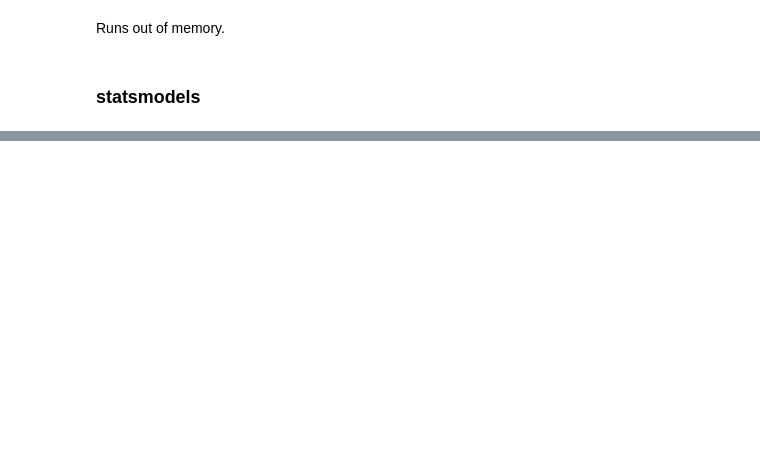
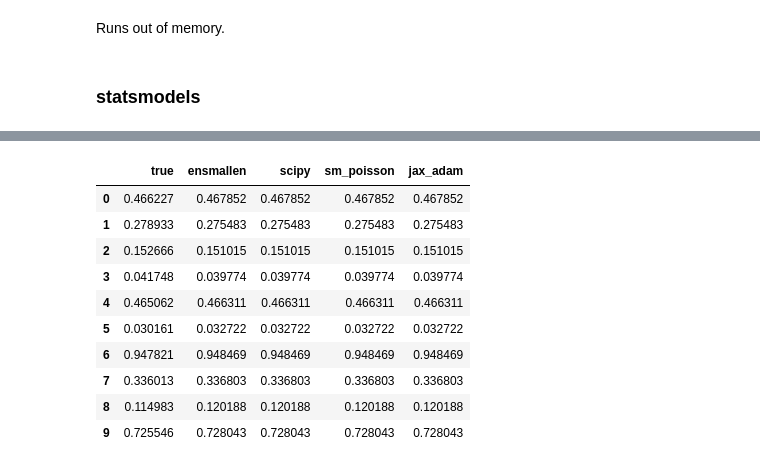
Before and after one commit to apoorvalal/pyensmallen, a Jupyter notebook: notebooks/example.ipynb, the cells around one changed output, grey strips where cells are left out. Drawn from its saved outputs; the diff is of its cells as text; code cells hidden in the pictures; blank space fills up the shorter version.

```diff
--- a/notebooks/example.ipynb
+++ b/notebooks/example.ipynb
@@ -333,6 +400,6 @@ Runs out of memory.
 ### statsmodels
 # %%
 %%time
-sm.Poisson(y_poisson, X_poisson).fit().params
+sm_poisson_res = sm.Poisson(y_poisson, X_poisson).fit().params
 # %% [output]
 Optimization terminated successfully.
@@ -346,0 +413,25 @@ Way off.
+# %%
+%%time
+X_jnp, y_jnp = jnp.array(X_poisson), jnp.array(y_poisson)
+
+def poisson_likelihood(beta):
+    z = jnp.dot(X_jnp, beta)
+    lambda_ = jnp.exp(z)
+    loss = jnp.sum(lambda_ - y_jnp * z)
+    return loss
+
+
+solver = optax.adam(1e-2)
+adam_params = jnp.array(poisson_start)
+opt_state = solver.init(adam_params)
+
+@jax.jit
+def update_step(params, opt_state):
+    loss, grads = jax.value_and_grad(poisson_likelihood)(params)
+    updates, opt_state = solver.update(grads, opt_state)
+    params = optax.apply_updates(params, updates)
+    return params, opt_state, loss
+
+
+for i in range(1000):
+    adam_params, opt_state, loss = update_step(adam_params, opt_state)
@@ -346,0 +441,23 @@ Way off.
+# %%
+poi_df = pd.DataFrame(
+  {
+      "true": true_params_poisson,
+      "ensmallen": result_poisson_ens,
+      "scipy": result_poisson_scipy,
+      "sm_poisson": sm_poisson_res,
+      "jax_adam": adam_params,
+  }
+)
+poi_df
+# %% [output]
+|  | true | ensmallen | scipy | sm_poisson | jax_adam |
+| 0 | 0.466227 | 0.467852 | 0.467852 | 0.467852 | 0.467852 |
+| 1 | 0.278933 | 0.275483 | 0.275483 | 0.275483 | 0.275483 |
+| 2 | 0.152666 | 0.151015 | 0.151015 | 0.151015 | 0.151015 |
+| 3 | 0.041748 | 0.039774 | 0.039774 | 0.039774 | 0.039774 |
+| 4 | 0.465062 | 0.466311 | 0.466311 | 0.466311 | 0.466311 |
+| 5 | 0.030161 | 0.032722 | 0.032722 | 0.032722 | 0.032722 |
+| 6 | 0.947821 | 0.948469 | 0.948469 | 0.948469 | 0.948469 |
+| 7 | 0.336013 | 0.336803 | 0.336803 | 0.336803 | 0.336803 |
+| 8 | 0.114983 | 0.120188 | 0.120188 | 0.120188 | 0.120188 |
+| 9 | 0.725546 | 0.728043 | 0.728043 | 0.728043 | 0.728043 |
```
Also changed, not shown: parts of 34 cells of this notebook.
